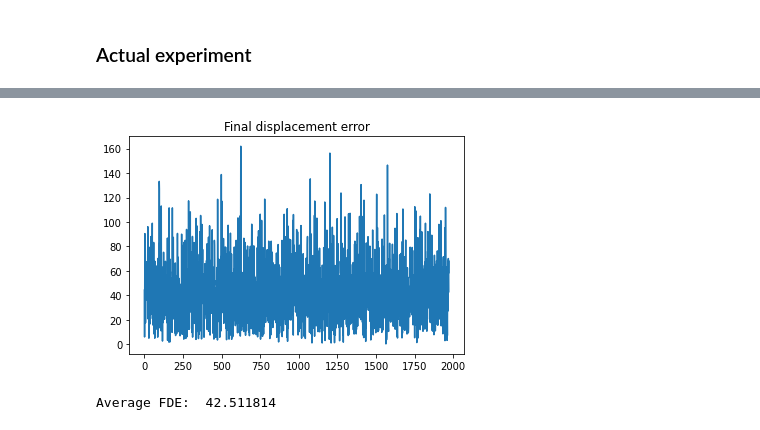
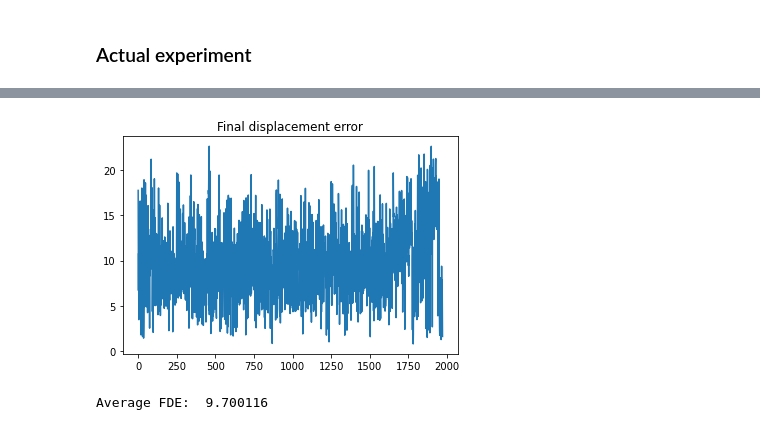
Before and after one commit to karlriis/trajectory-forecasting, a Jupyter notebook: Neural_network_test.ipynb, the cells around one changed output, grey strips where cells are left out. Drawn from its saved outputs; the diff is of its cells as text; code cells hidden in the pictures.

Commit message:
omit t^2 from NN input

```diff
--- a/Neural_network_test.ipynb
+++ b/Neural_network_test.ipynb
@@ -168,18 +183,22 @@ train_preds = model.predict(trainInput)
 # %%
 def train_and_predict(sample_x, sample_y, test_x):
 
-  inp = Input((2,))
+  # inp = Input((2,)) don't use t^2 for now as input
+  inp = Input((1,))
 
-  x = Dense(8, activation='relu')(inp)
+  x = Dense(64, activation='linear')(inp)
 
-  out1 = Dense(1)(x)
-  out2 = Dense(1)(x)
+  out1 = Dense(1, activation='linear')(x)
+  out2 = Dense(1, activation='linear')(x)
 
   model = Model(inputs=inp, outputs=[out1,out2])
   model.compile(optimizer = 'adam', loss = tf.keras.metrics.mean_squared_error)
 
-  time_range_train = np.array([[x, x**2] for x in range(len(sample_x))])
-  time_range_pred = np.array([[x, x**2] for x in range(len(sample_x), 2*len(sample_x))])
+  # time_range_train = np.array([[x, x**2] for x in range(len(sample_x))])
+  # time_range_pred = np.array([[x, x**2] for x in range(len(sample_x), 2*len(sample_x))])
+
+  time_range_train = np.array([x for x in range(len(sample_x))])
+  time_range_pred = np.array([x for x in range(len(sample_x), 2*len(sample_x))])
 
   model.fit(time_range_train,[np.array(sample_x), np.array(sample_y)], epochs=1, batch_size=5, verbose=0)
   pred_x, pred_y = model.predict(time_range_pred)
@@ -219,5 +238,5 @@ WARNING:tensorflow:6 out of the last 6 calls to <function Model.make_predict_fun
-[figure, old version]
+[figure, new version]
-Average FDE:  42.511814
+Average FDE:  9.700116
 # %%
 # Checking some plot examples
 for i in agent_ids[:20]:
```
Also changed, not shown: parts of 6 cells of this notebook.
